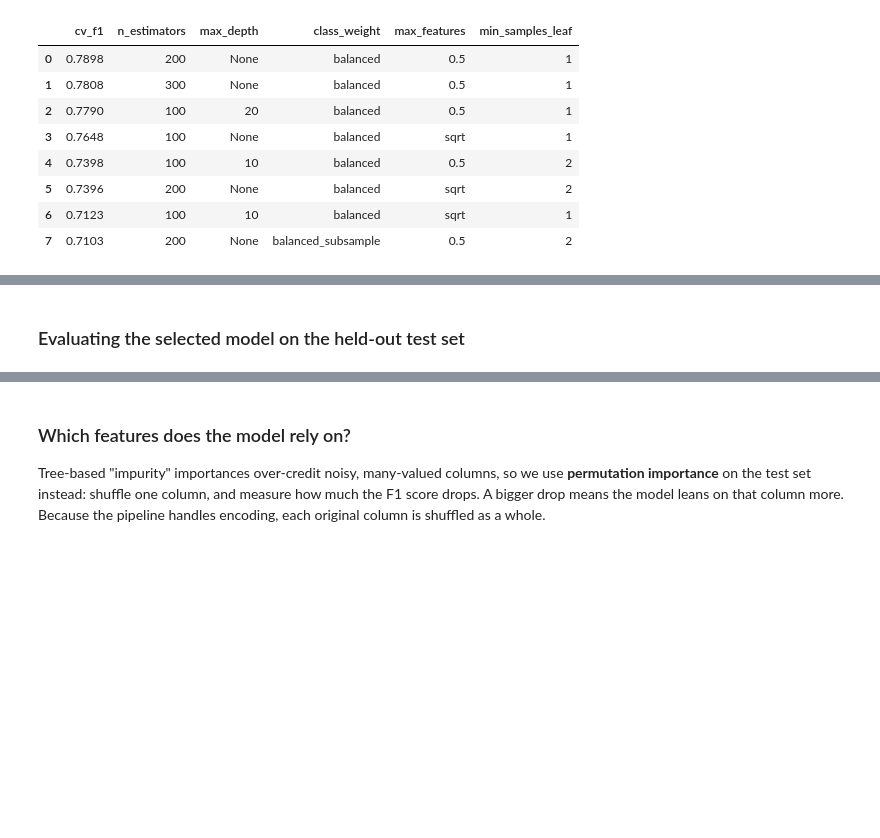
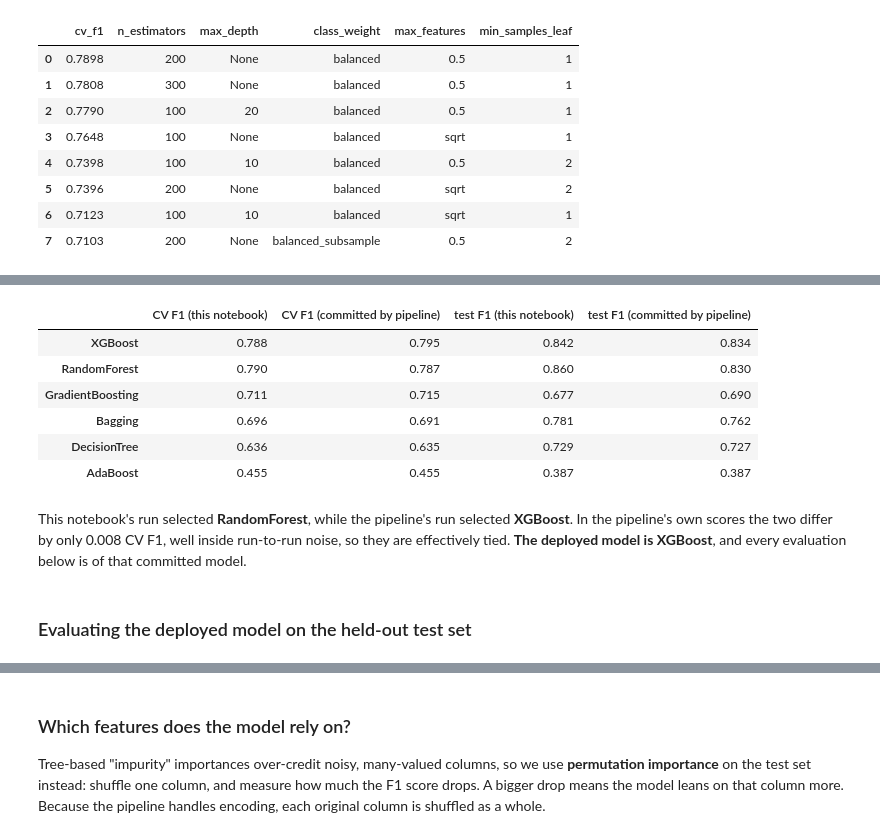
Before and after one commit to phaniapsr/tourism-package-prediction, a Jupyter notebook: notebook/Tourism_Package_Prediction.ipynb, the cells around one changed output, grey strips where cells are left out. Saved outputs shown, nothing was run; the diff lists cells and outputs as text; code cells hidden in the pictures; blank space fills up the shorter version.

```diff
--- a/notebook/Tourism_Package_Prediction.ipynb
+++ b/notebook/Tourism_Package_Prediction.ipynb
@@ -463,5 +475,34 @@ plt.show()
+# %%
+summary = json.loads(METRICS_PATH.read_text())          # models/metrics.json: written by the pipeline
+best_name = summary["selected_model"]
+
+compare = pd.DataFrame({
+    "CV F1 (this notebook)": {m: r["cv_f1"] for m, r in local["models"].items()},
+    "CV F1 (committed by pipeline)": {m: r["cv_f1"] for m, r in summary["models"].items()},
+    "test F1 (this notebook)": {m: r["test"]["f1"] for m, r in local["models"].items()},
+    "test F1 (committed by pipeline)": {m: r["test"]["f1"] for m, r in summary["models"].items()},
+}).sort_values("CV F1 (committed by pipeline)", ascending=False).round(3)
+display(compare)
+
+gap = (summary["models"][best_name]["cv_f1"] - summary["models"][local_best]["cv_f1"]) if local_best != best_name else 0.0
+if local_best == best_name:
+    display(Markdown(f"Both runs selected **{best_name}**, so the deployed model matches this notebook's experiment."))
+else:
+    display(Markdown(
+        f"This notebook's run selected **{local_best}**, while the pipeline's run selected **{best_name}**. "
+        f"In the pipeline's own scores the two differ by only {abs(gap):.3f} CV F1, well inside run-to-run noise, so they are "
+        f"effectively tied. **The deployed model is {best_name}**, and every evaluation below is of that committed model."))
+# %% [output]
+|  | CV F1 (this notebook) | CV F1 (committed by pipeline) | test F1 (this notebook) | test F1 (committed by pipeline) |
+| XGBoost | 0.788 | 0.795 | 0.842 | 0.834 |
+| RandomForest | 0.790 | 0.787 | 0.860 | 0.830 |
+| GradientBoosting | 0.711 | 0.715 | 0.677 | 0.690 |
+| Bagging | 0.696 | 0.691 | 0.781 | 0.762 |
+| DecisionTree | 0.636 | 0.635 | 0.729 | 0.727 |
+| AdaBoost | 0.455 | 0.455 | 0.387 | 0.387 |
+This notebook's run selected **RandomForest**, while the pipeline's run selected **XGBoost**. In the pipeline's own scores the two differ by only 0.008 CV F1, well inside run-to-run noise, so they are effectively tied. **The deployed model is XGBoost**, and every evaluation below is of that committed model.
 # %% [markdown]
-### Evaluating the selected model on the held-out test set
+### Evaluating the deployed model on the held-out test set
 # %%
 from sklearn.metrics import (ConfusionMatrixDisplay, classification_report, roc_auc_score,
                              roc_curve)
```
Also changed, not shown: parts of 13 cells of this notebook, 2 other files.
